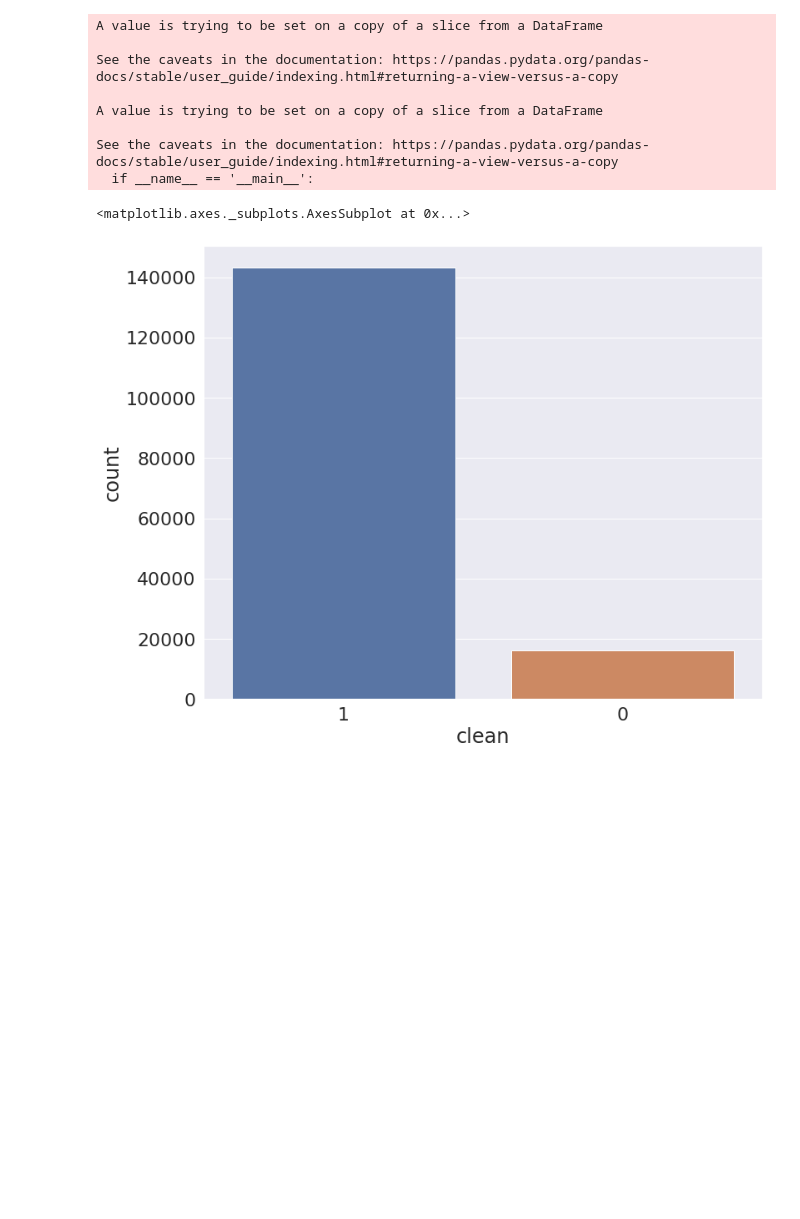
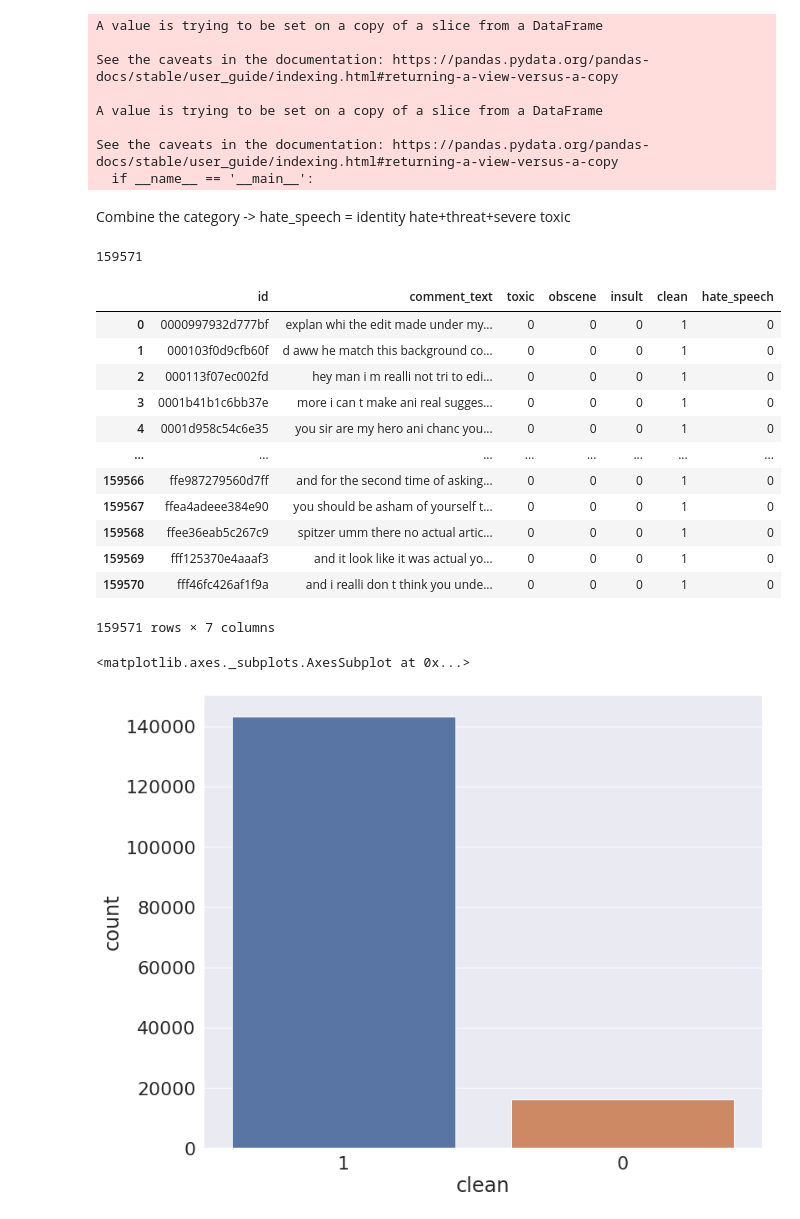
Before and after one commit to liyishanamy/detect_toxic_comment, a Jupyter notebook: CS651_project.ipynb, the cells around one changed output. Drawn from its saved outputs; the diff is of its cells as text; code cells hidden in the pictures; blank space fills up the shorter version.

```diff
--- a/CS651_project.ipynb
+++ b/CS651_project.ipynb
@@ -314,3 +313,19 @@ A value is trying to be set on a copy of a slice from a DataFrame
 
 See the caveats in the documentation: https://pandas.pydata.org/pandas-docs/stable/user_guide/indexing.html#returning-a-view-versus-a-copy
   if __name__ == '__main__':
+# %% [markdown]
+Combine the category -> hate_speech = identity hate+threat+severe toxic
+# %%
+
+
+label=[]
+for index, row in train.iterrows():
+  if(row['severe_toxic']==1 or row["threat"]==1 or row["identity_hate"]==1):
+    label.append(1)
+  else:
+    label.append(0)
+print(len(label))
+train["hate_speech"] = label
+del[]
+# %% [output]
+159571
@@ -317,3 +336,19 @@ See the caveats in the documentation: https://pandas.pydata.org/pandas-docs/stab
+# %%
+train
+# %% [output]
+|  | id | comment_text | toxic | obscene | insult | clean | hate_speech |
+| 0 | 0000997932d777bf | explan whi the edit made under my... | 0 | 0 | 0 | 1 | 0 |
+| 1 | 000103f0d9cfb60f | d aww he match this background co... | 0 | 0 | 0 | 1 | 0 |
+| 2 | 000113f07ec002fd | hey man i m realli not tri to edi... | 0 | 0 | 0 | 1 | 0 |
+| 3 | 0001b41b1c6bb37e | more i can t make ani real sugges... | 0 | 0 | 0 | 1 | 0 |
+| 4 | 0001d958c54c6e35 | you sir are my hero ani chanc you... | 0 | 0 | 0 | 1 | 0 |
+| ... | ... | ... | ... | ... | ... | ... | ... |
+| 159566 | ffe987279560d7ff | and for the second time of asking... | 0 | 0 | 0 | 1 | 0 |
+| 159567 | ffea4adeee384e90 | you should be asham of yourself t... | 0 | 0 | 0 | 1 | 0 |
+| 159568 | ffee36eab5c267c9 | spitzer umm there no actual artic... | 0 | 0 | 0 | 1 | 0 |
+| 159569 | fff125370e4aaaf3 | and it look like it was actual yo... | 0 | 0 | 0 | 1 | 0 |
+| 159570 | fff46fc426af1f9a | and i realli don t think you unde... | 0 | 0 | 0 | 1 | 0 |
+159571 rows × 7 columns
 # %%
 from pyspark.sql.functions import col, explode, array, lit
 import random
```
Also changed, not shown: parts of 16 cells of this notebook.
